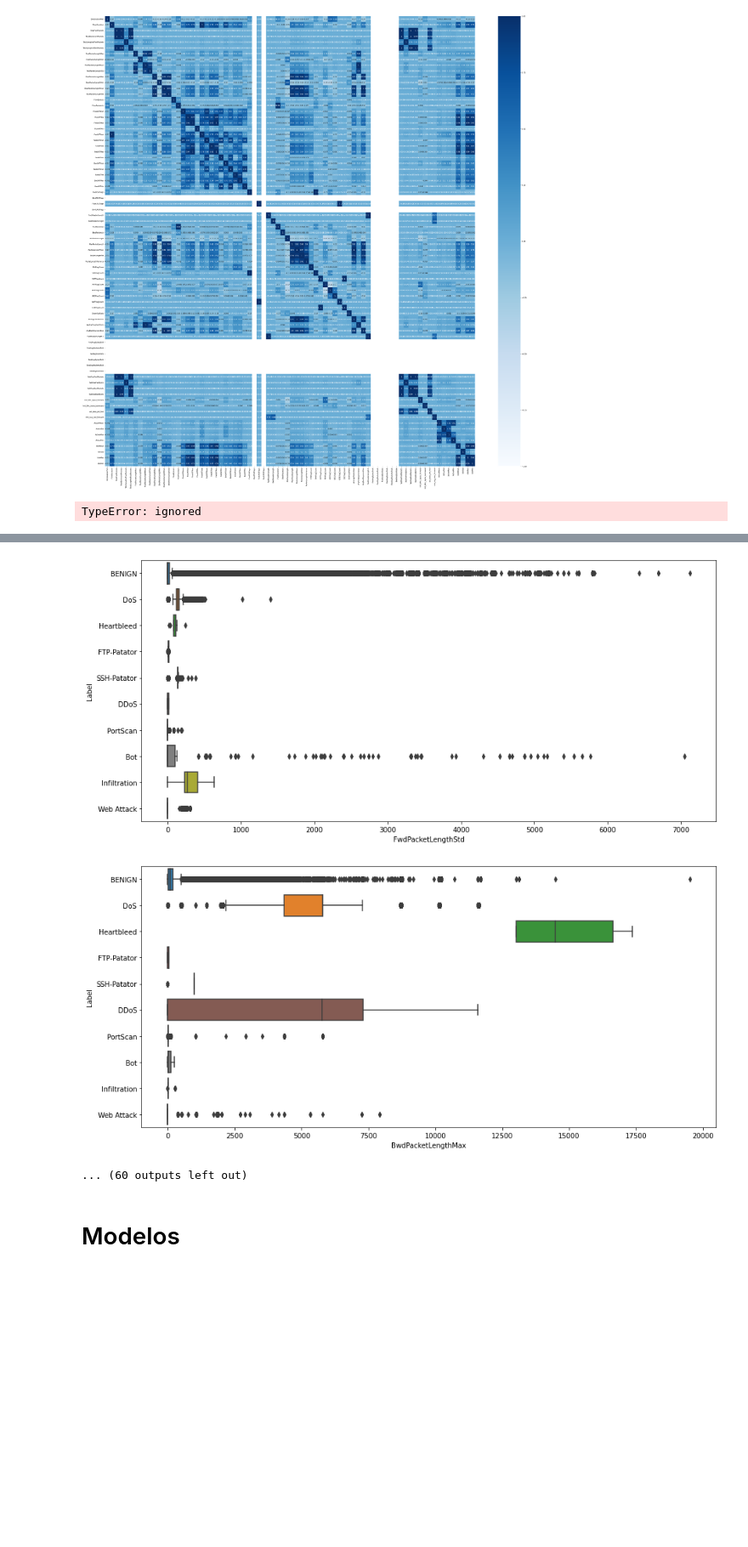
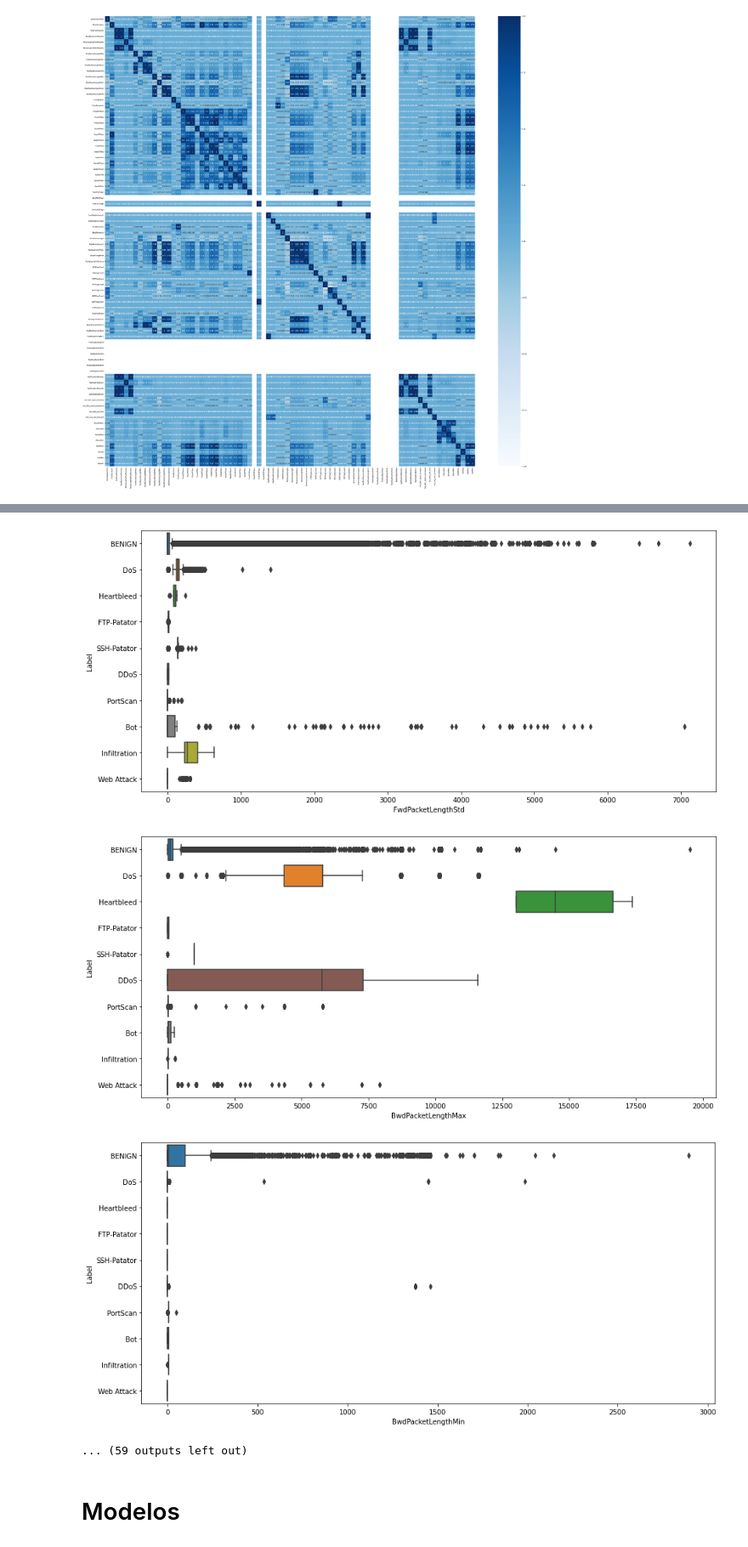
Before and after one commit to brfuji/ProjetoFinalTera, a Jupyter notebook: ProjetoTera.ipynb, the cells around one changed output, grey strips where cells are left out. Shown at 85% size. Drawn from its saved outputs; the diff is of its cells as text; code cells hidden in the pictures; blank space fills up the shorter version.

```diff
--- a/ProjetoTera.ipynb
+++ b/ProjetoTera.ipynb
@@ -186,22 +191,25 @@ df.drop(['BwdAvgPackets/Bulk'], axis=1, inplace=True)
 df.drop(['BwdAvgBulkRate'], axis=1, inplace=True)
 # %%
 for i in df.columns:
-  plt.figure(figsize=(15,7))
-  sns.boxplot(data=df, x=i, y='Label')
+  try:
+    plt.figure(figsize=(15,7))
+    sns.boxplot(data=df, x=i, y='Label')
+  except:
+    pass
 # %% [output]
-TypeError: ignored
 [figure]
 [figure]
 [figure]
 [figure]
 [figure]
 [figure]
 [figure]
 [figure]
 [figure]
 [figure]
 [figure]
-... (60 outputs left out)
+[figure, added]
+... (59 outputs left out)
 # %%
 colunasInteresse = ['FlowDuration','BwdPacketLengthMax','BwdPacketLengthMean','FlowIATMean','FlowIATMax','FlowIATTotal','MaxPacketLength','PacketLengthMean','AveragePacketSize','AvgBwdSegmentSize','IdleMean','IdleMax']
 # %% [markdown]
```
Also changed, not shown: parts of 20 cells of this notebook.
